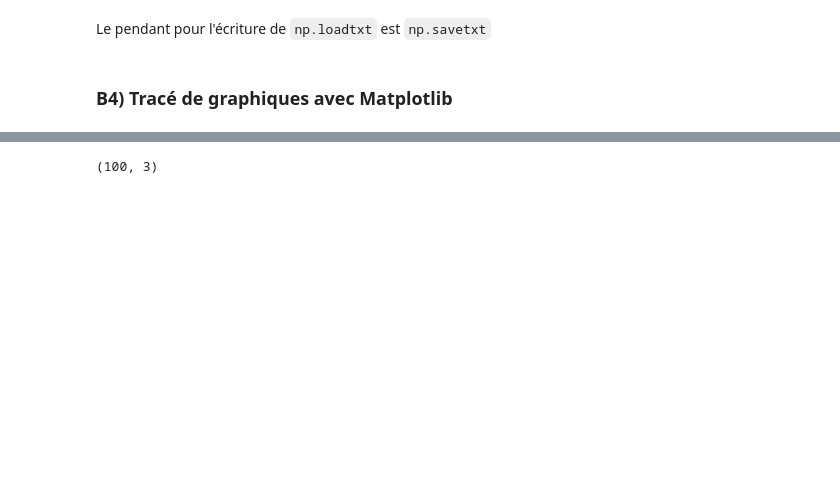
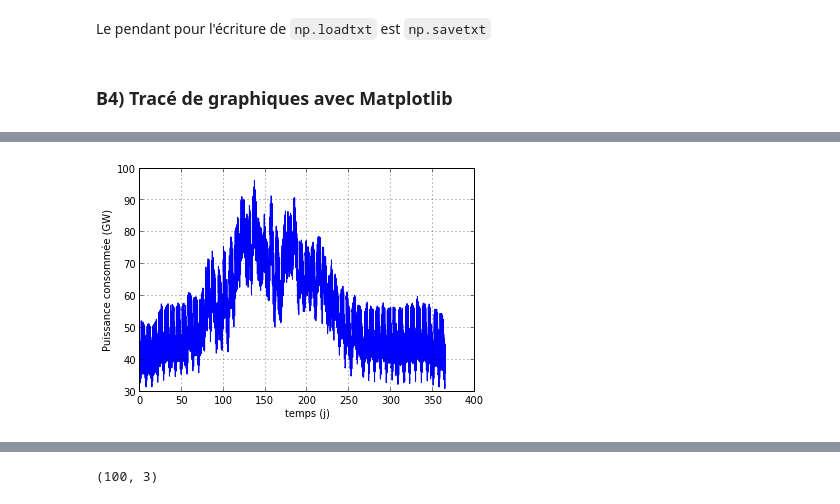
Before and after one commit to pierre-haessig/formation-python-SI, a Jupyter notebook: S2 Objets et Calcul numérique.ipynb, the cells around one changed output, grey strips where cells are left out. Saved outputs shown, nothing was run; the diff lists cells and outputs as text; code cells hidden in the pictures; blank space fills up the shorter version.

```diff
--- a/S2 Objets et Calcul numérique.ipynb
+++ b/S2 Objets et Calcul numérique.ipynb
@@ -95,0 +98,12 @@ np.loadtxt?
+# %%
+# Lecture du fichier:
+conso = np.loadtxt('./S2 Objets et Calcul numérique/RTE_conso_2010-08_2011-07.csv',
+                   delimiter=',', # les champs sont séparés par des virgules
+                   skiprows=4, # ne pas lire les 4 premières lignes (du blabla)
+                   usecols=[1]) # ne lire que la colonne *2* (comptage à partir de 0 !)
+
+N = conso.shape[0]
+print(u'{} pts chargés, soit {:.1f} jours'.format(N, N/24./4))
+
+# Conversion MW -> GW
+conso /= 1000.
@@ -101,0 +179,7 @@ np.savetxt?
+# %%
+# %pylab qt # afficher la figure dans une fenêtre interactive: nécessite IPython 0.14 (prévu pour juillet 2014)
+plt.plot(t, conso)
+plt.xlabel('temps (j)')
+plt.ylabel(u'Puissance consommée (GW)');
+# %% [output]
+[figure, added]
```
Also changed, not shown: parts of 42 cells of this notebook, 3 other files.
